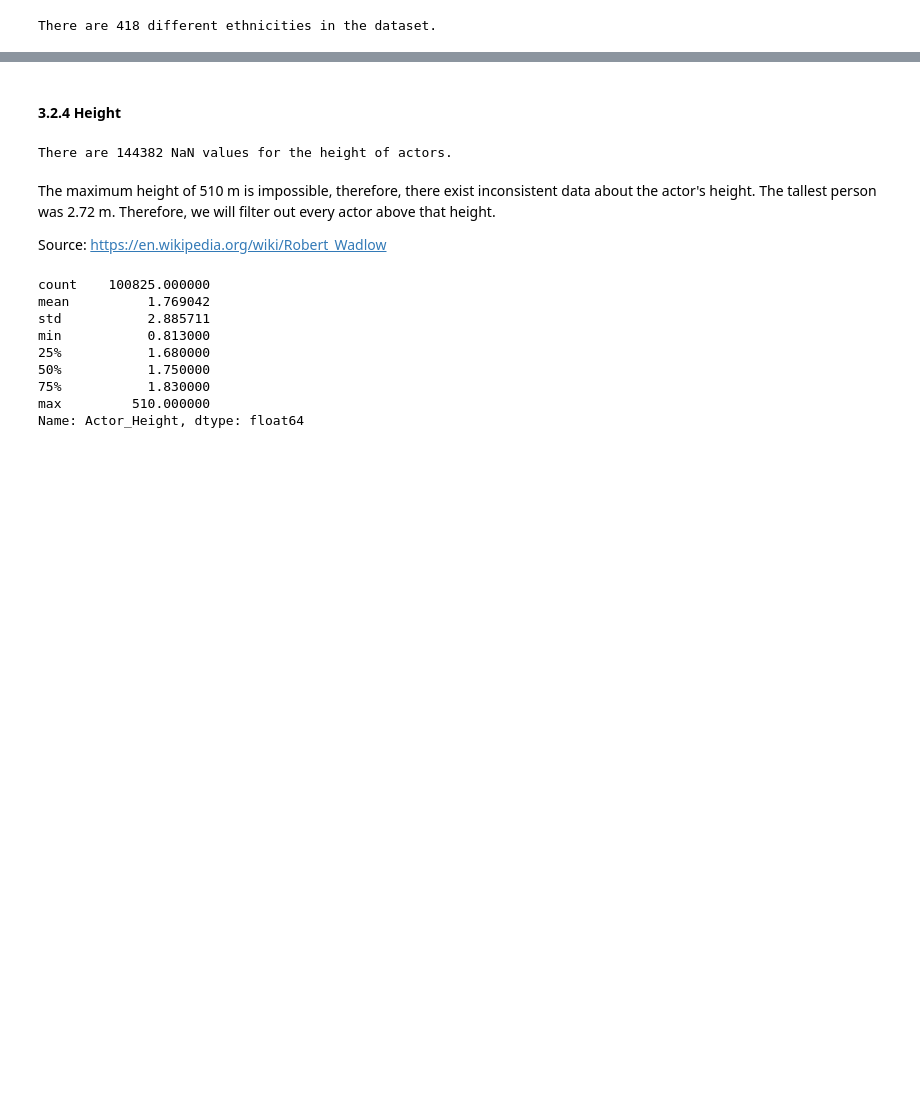
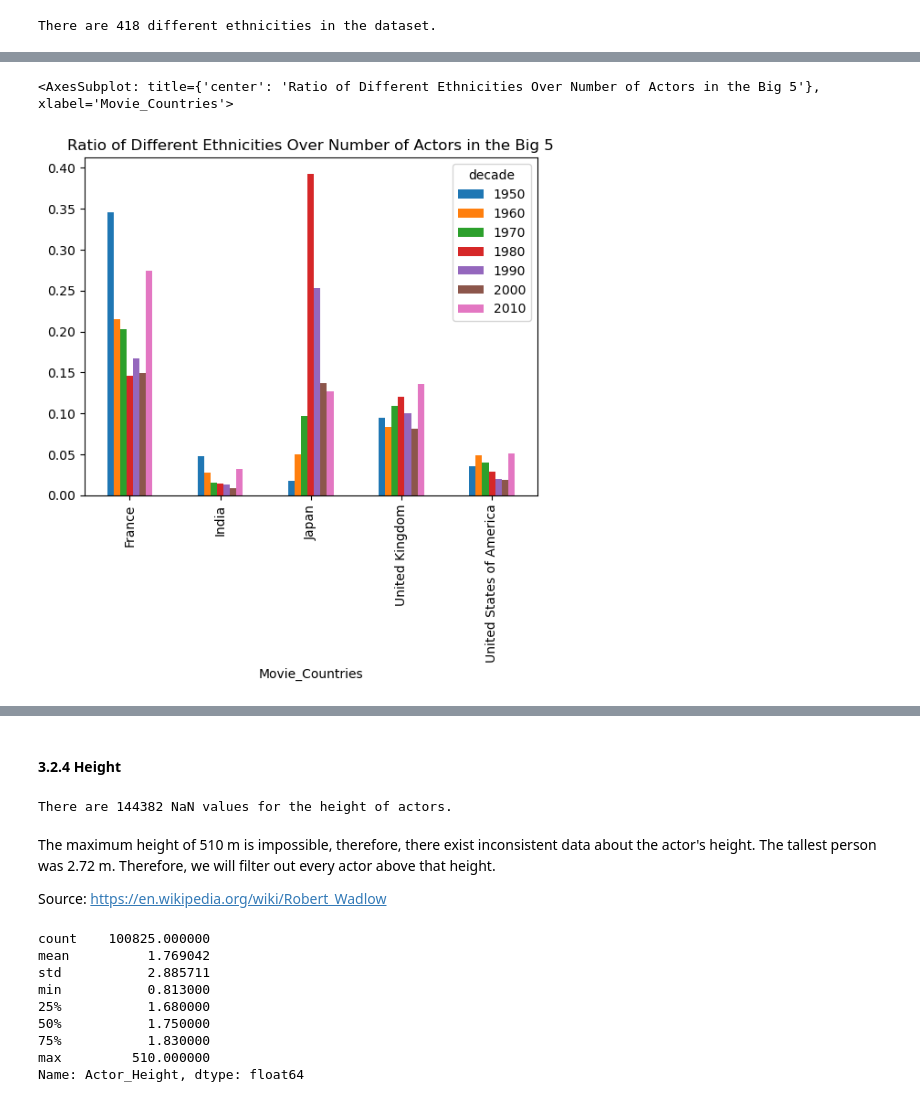
Before and after one commit to epfl-ada/ada-2022-project-robopros, a Jupyter notebook: notebooks/milestone2.ipynb, the cells around one changed output, grey strips where cells are left out. Drawn from its saved outputs; the diff is of its cells as text; code cells hidden in the pictures; blank space fills up the shorter version.

```diff
--- a/notebooks/milestone2.ipynb
+++ b/notebooks/milestone2.ipynb
@@ -909,0 +983,8 @@ count_ethnic = pd.DataFrame(char_ethnicity.groupby(['Movie_Countries', 'decade']
+# %%
+# ratio number of unique / number of actors
+ratio_u_t = char_ethnicity.groupby(['Movie_Countries', 'decade']).Actor_Ethnicity.nunique().div(char_ethnicity.groupby(['Movie_Countries', 'decade']).Actor_Ethnicity.count())
+# %%
+ratio_u_t.unstack().plot(kind='bar', title='Ratio of Different Ethnicities Over Number of Actors in the Big 5')
+# %% [output]
+<AxesSubplot: title={'center': 'Ratio of Different Ethnicities Over Number of Actors in the Big 5'}, xlabel='Movie_Countries'>
+[figure, added]
```
Also changed, not shown: parts of 31 cells of this notebook.
